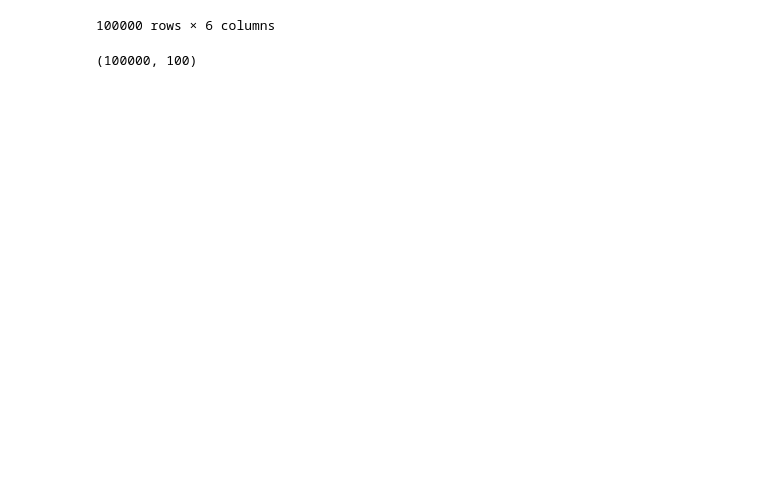
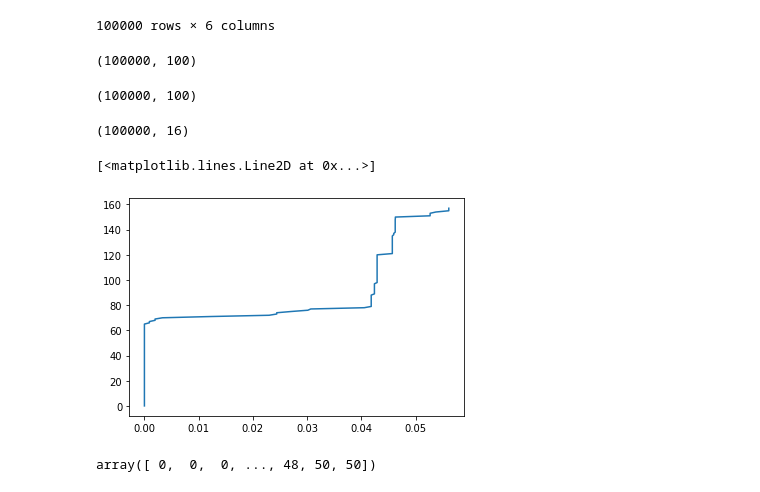
Before and after one commit to SiriusSOTA/ClusterLog, a Jupyter notebook: transform.ipynb, the cells around one changed output. Saved outputs shown, nothing was run; the diff lists cells and outputs as text; code cells hidden in the pictures; blank space fills up the shorter version.

```diff
--- a/transform.ipynb
+++ b/transform.ipynb
@@ -167,0 +170,24 @@ emdeddings.dump('embeddings/v1.np')
+# %%
+embeddings.shape
+# %% [output]
+(100000, 100)
+# %%
+from sklearn.decomposition import PCA
+pca = PCA(n_components=16)
+points = pca.fit_transform(embeddings)
+points.shape
+# %% [output]
+(100000, 16)
+# %%
+from sklearn.neighbors import NearestNeighbors
+n_neighbors = int(np.sqrt(points.shape[0]) / 2)
+nbrs = NearestNeighbors(n_neighbors=n_neighbors).fit(points)
+# %%
+distances, _ = nbrs.kneighbors(points)
+# %%
+x = np.sort(np.mean(distances, axis=0))
+# %%
+plt.plot(x, range(0, x.shape[0]))
+# %% [output]
+[<matplotlib.lines.Line2D at 0x...>]
+[figure, added]
@@ -167,0 +203,4 @@ emdeddings.dump('embeddings/v1.np')
+# %%
+clustering.labels_
+# %% [output]
+array([ 0,  0,  0, ..., 48, 50, 50])
```
Also changed, not shown: parts of 5 cells of this notebook.
